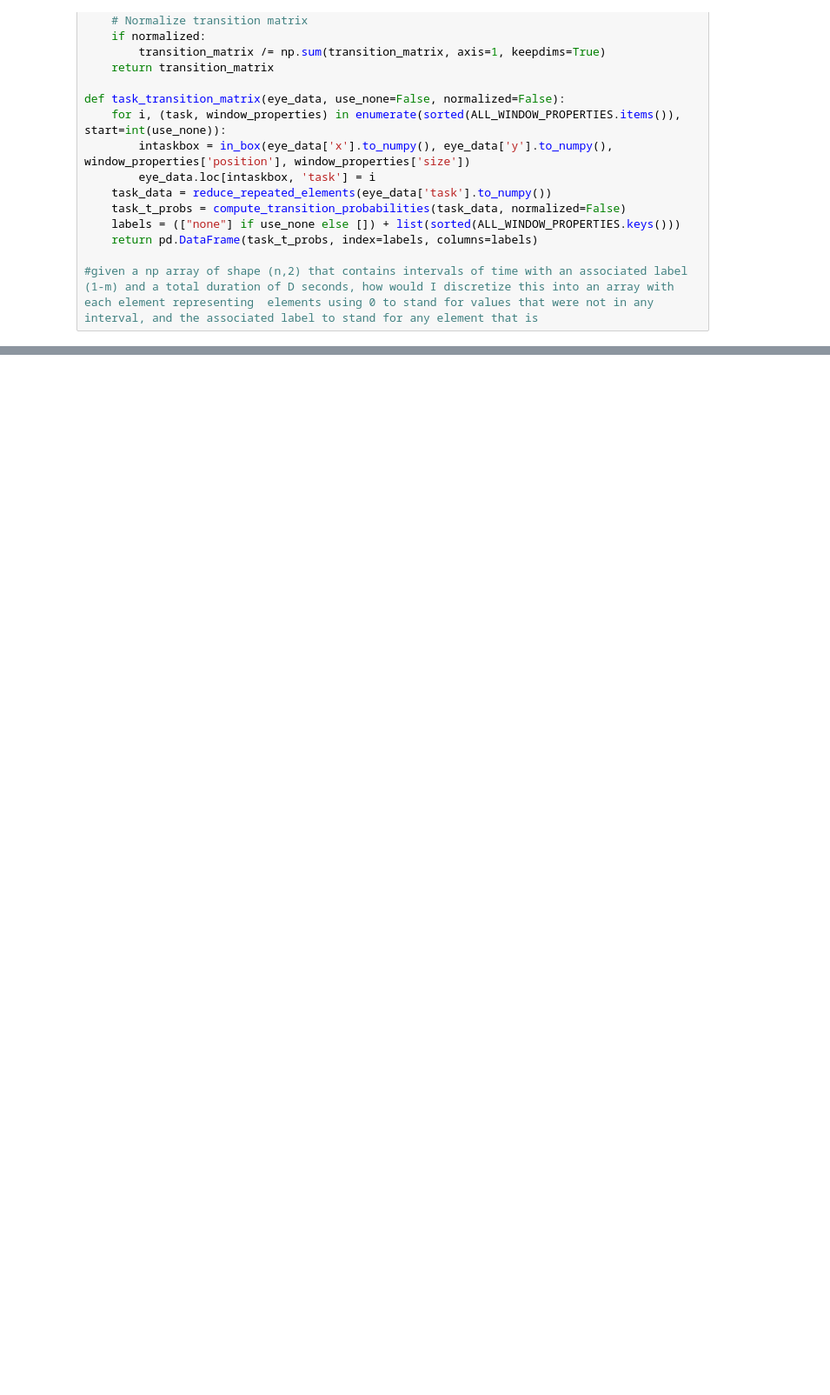
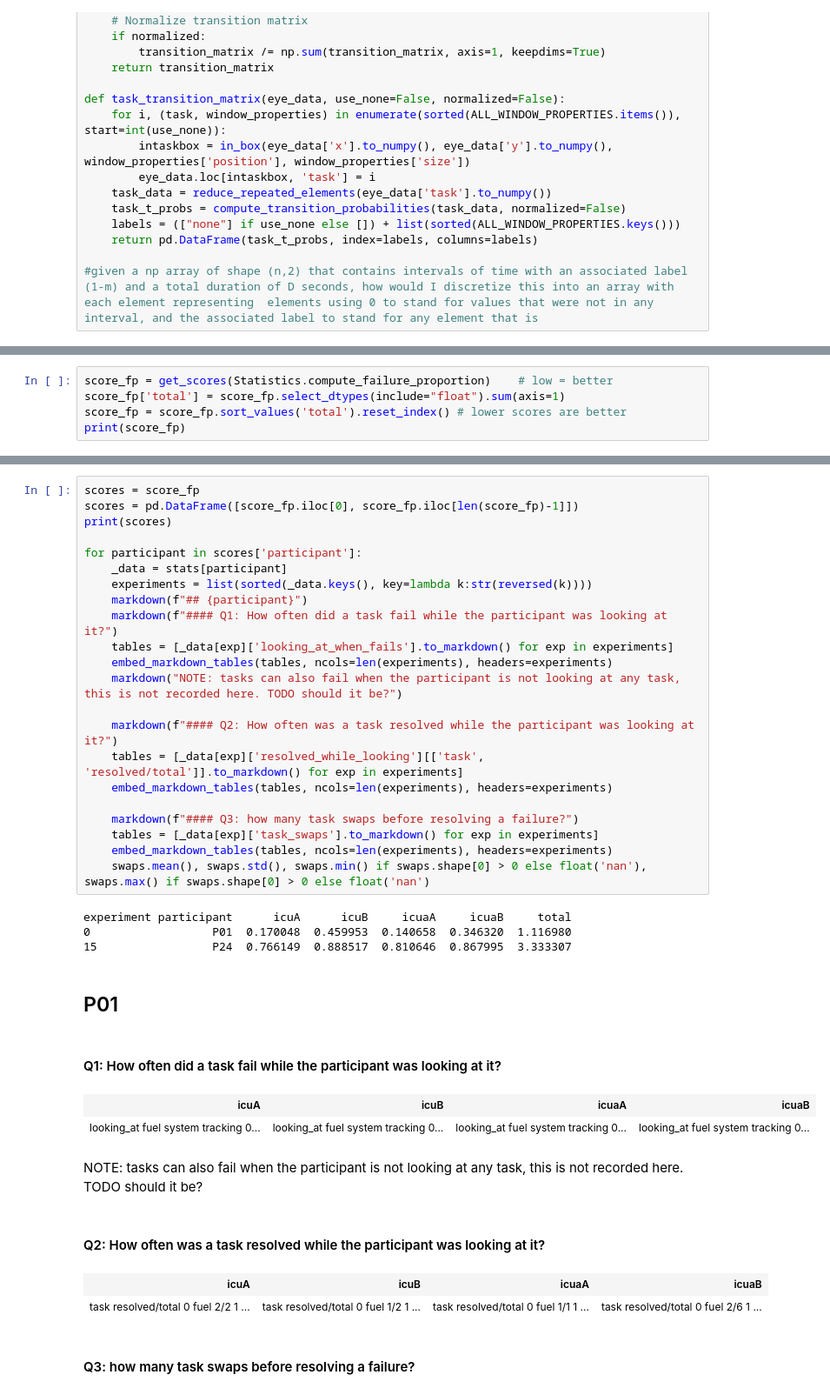
Before and after one commit to dicelab-rhul/icua-data-analysis, a Jupyter notebook: discretize.ipynb, the cells around one changed output, grey strips where cells are left out. Shown at 87% size. Drawn from its saved outputs; the diff is of its cells as text; blank space fills up the shorter version.

```diff
--- a/discretize.ipynb
+++ b/discretize.ipynb
@@ -279,0 +365,5 @@ Number of task swaps for each failure: []
+# %%
+score_fp = get_scores(Statistics.compute_failure_proportion)    # low = better
+score_fp['total'] = score_fp.select_dtypes(include="float").sum(axis=1)
+score_fp = score_fp.sort_values('total').reset_index() # lower scores are better
+print(score_fp)
@@ -279,0 +391,35 @@ Number of task swaps for each failure: []
+# %%
+scores = score_fp
+scores = pd.DataFrame([score_fp.iloc[0], score_fp.iloc[len(score_fp)-1]])
+print(scores)
+
+for participant in scores['participant']:
+    _data = stats[participant]
+    experiments = list(sorted(_data.keys(), key=lambda k:str(reversed(k))))
+    markdown(f"## {participant}")
+    markdown(f"#### Q1: How often did a task fail while the participant was looking at it?")
+    tables = [_data[exp]['looking_at_when_fails'].to_markdown() for exp in experiments]
+    embed_markdown_tables(tables, ncols=len(experiments), headers=experiments)
+    markdown("NOTE: tasks can also fail when the participant is not looking at any task, this is not recorded here. TODO should it be?")
+
+    markdown(f"#### Q2: How often was a task resolved while the participant was looking at it?")
+    tables = [_data[exp]['resolved_while_looking'][['task', 'resolved/total']].to_markdown() for exp in experiments]
+    embed_markdown_tables(tables, ncols=len(experiments), headers=experiments)
+
+    markdown(f"#### Q3: how many task swaps before resolving a failure?")
+    tables = [_data[exp]['task_swaps'].to_markdown() for exp in experiments]
+    embed_markdown_tables(tables, ncols=len(experiments), headers=experiments)
+    swaps.mean(), swaps.std(), swaps.min() if swaps.shape[0] > 0 else float('nan'), swaps.max() if swaps.shape[0] > 0 else float('nan')
+# %% [output]
+experiment participant      icuA      icuB     icuaA     icuaB     total
+0                  P01  0.170048  0.459953  0.140658  0.346320  1.116980
+15                 P24  0.766149  0.888517  0.810646  0.867995  3.333307
+## P01
+#### Q1: How often did a task fail while the participant was looking at it?
+| icuA | icuB | icuaA | icuaB |
+| looking_at fuel system tracking 0... | looking_at fuel system tracking 0... | looking_at fuel system tracking 0... | looking_at fuel system tracking 0... |
+NOTE: tasks can also fail when the participant is not looking at any task, this is not recorded here. TODO should it be?
+#### Q2: How often was a task resolved while the participant was looking at it?
+| icuA | icuB | icuaA | icuaB |
+| task resolved/total 0 fuel 2/2 1 ... | task resolved/total 0 fuel 1/2 1 ... | task resolved/total 0 fuel 1/1 1 ... | task resolved/total 0 fuel 2/6 1 ... |
+#### Q3: how many task swaps before resolving a failure?
```
Also changed, not shown: parts of 7 cells of this notebook, 6 other files.
